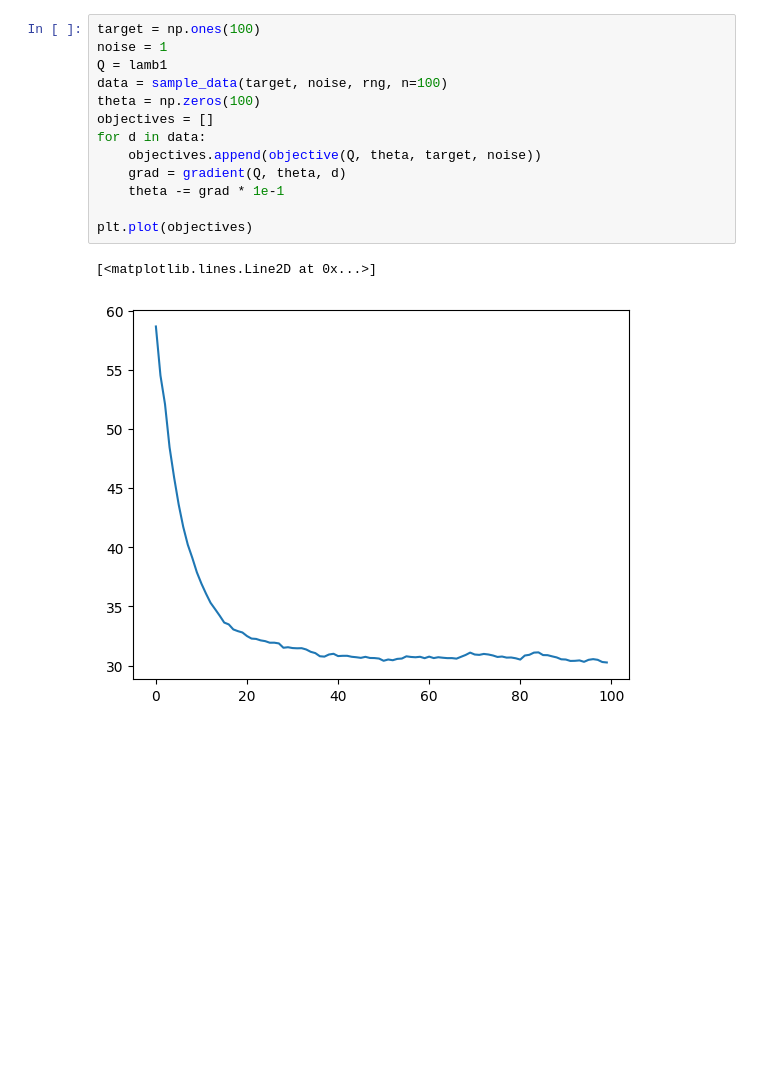
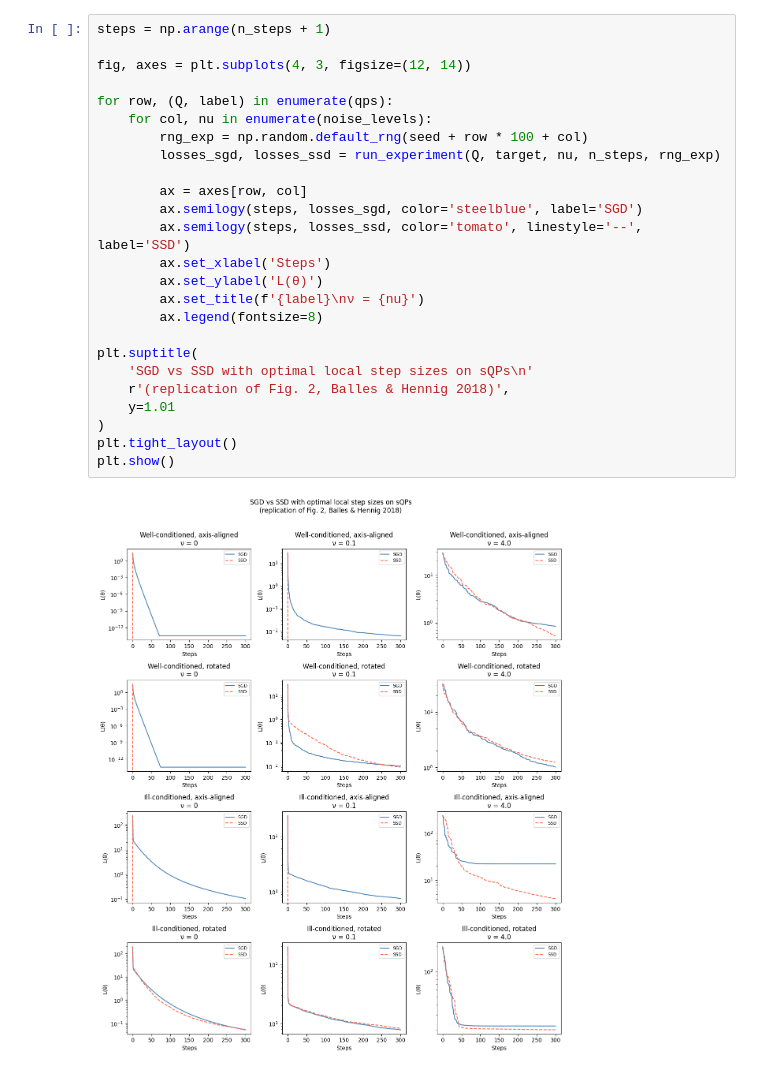
Before and after one commit to brendanbennett/reproducibility-challenge, a Jupyter notebook: sqv.ipynb, the cells around one changed output. Saved outputs shown, nothing was run; the diff lists cells and outputs as text; blank space fills up the shorter version.

```diff
--- a/sqv.ipynb
+++ b/sqv.ipynb
@@ -40,16 +136,27 @@ plot_eigenvalues(lamb2)
 # %%
-target = np.ones(100)
-noise = 1
-Q = lamb1
-data = sample_data(target, noise, rng, n=100)
-theta = np.zeros(100)
-objectives = []
-for d in data:
-    objectives.append(objective(Q, theta, target, noise))
-    grad = gradient(Q, theta, d)
-    theta -= grad * 1e-1
+steps = np.arange(n_steps + 1)
 
-plt.plot(objectives)
+fig, axes = plt.subplots(4, 3, figsize=(12, 14))
+
+for row, (Q, label) in enumerate(qps):
+    for col, nu in enumerate(noise_levels):
+        rng_exp = np.random.default_rng(seed + row * 100 + col)
+        losses_sgd, losses_ssd = run_experiment(Q, target, nu, n_steps, rng_exp)
+
+        ax = axes[row, col]
+        ax.semilogy(steps, losses_sgd, color='steelblue', label='SGD')
+        ax.semilogy(steps, losses_ssd, color='tomato', linestyle='--', label='SSD')
+        ax.set_xlabel('Steps')
+        ax.set_ylabel('L(θ)')
+        ax.set_title(f'{label}\nν = {nu}')
+        ax.legend(fontsize=8)
+
+plt.suptitle(
+    'SGD vs SSD with optimal local step sizes on sQPs\n'
+    r'(replication of Fig. 2, Balles & Hennig 2018)',
+    y=1.01
+)
+plt.tight_layout()
+plt.show()
 # %% [output]
-[<matplotlib.lines.Line2D at 0x...>]
-[figure, old version]
+[figure, new version]
```
Also changed, not shown: parts of 2 cells of this notebook, 1 other file.
